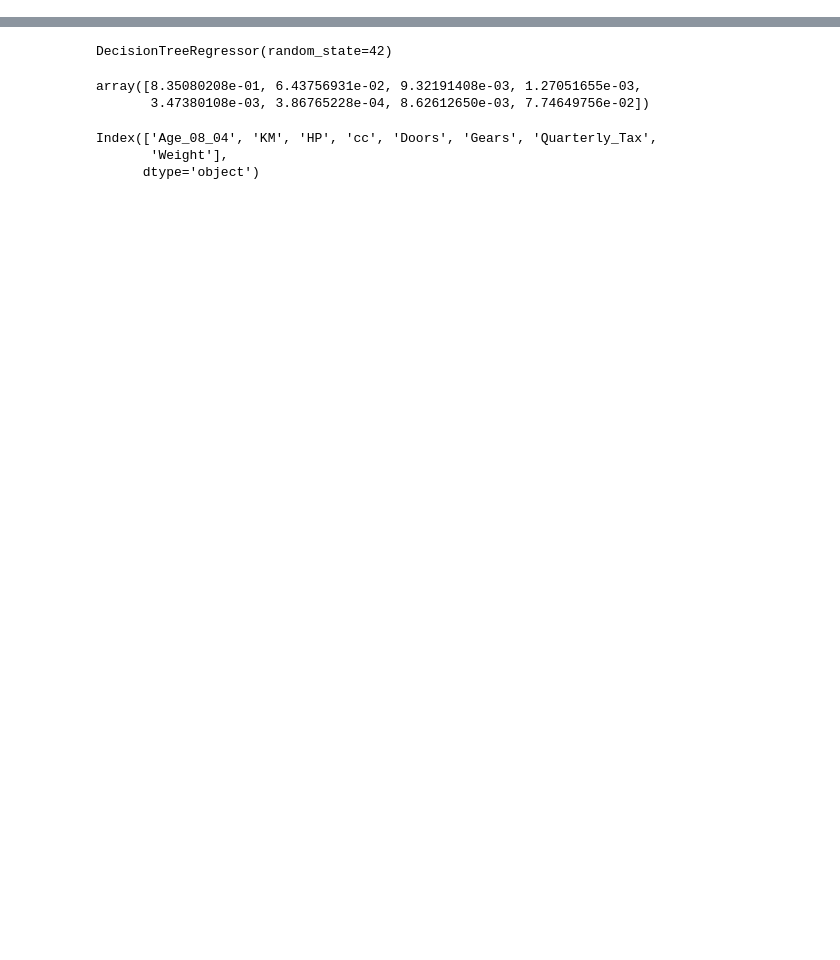
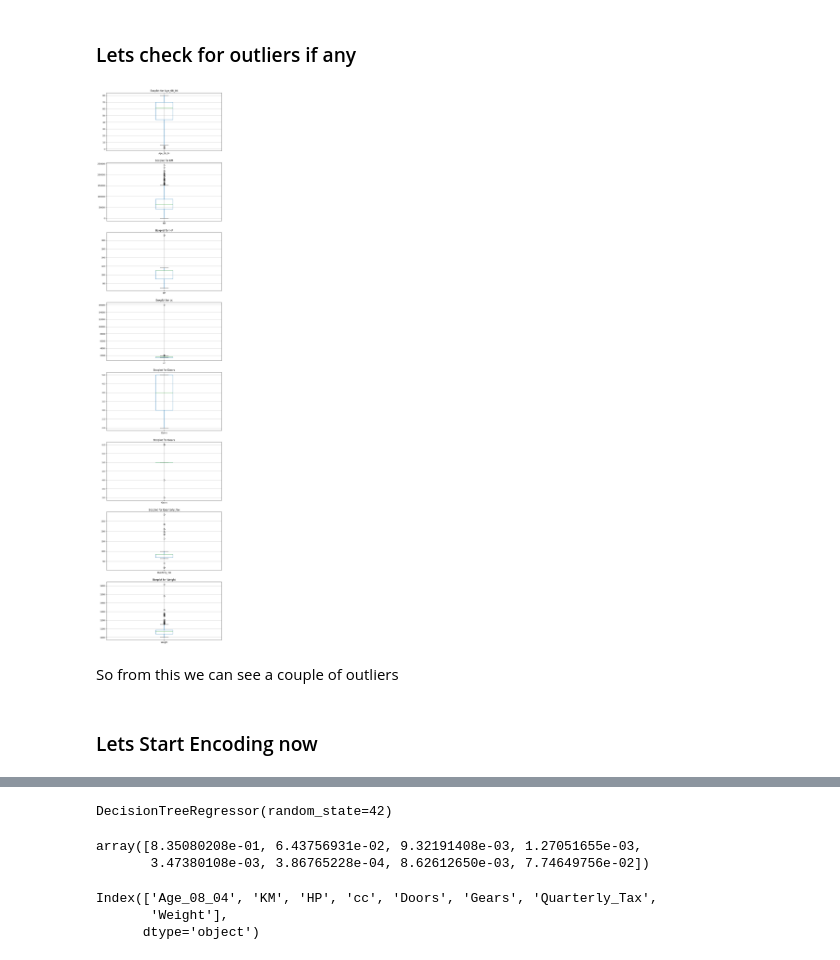
Before and after one commit to its-relative/Excelr, a Jupyter notebook: assignments/mullinearreg/corolaRedefined.ipynb, the cells around one changed output, grey strips where cells are left out. Saved outputs shown, nothing was run; the diff lists cells and outputs as text; code cells hidden in the pictures; blank space fills up the shorter version.

```diff
--- a/assignments/mullinearreg/corolaRedefined.ipynb
+++ b/assignments/mullinearreg/corolaRedefined.ipynb
@@ -37,0 +132,16 @@ oe = OneHotEncoder(handle_unknown="ignore")
+# %% [markdown]
+### Lets check for outliers if any
+# %%
+fig, axes = plt.subplots(nrows=len(num_cols), figsize=(10, 6 * len(num_cols)))
+
+for i, col in enumerate(num_cols):
+    df.boxplot(column=col, ax=axes[i])
+    axes[i].set_title(f'Boxplot for {col}')
+
+plt.show()
+# %% [output]
+[figure, added]
+# %% [markdown]
+So from this we can see a couple of outliers
+# %% [markdown]
+### Lets Start Encoding now
```
Also changed, not shown: parts of 27 cells of this notebook.
